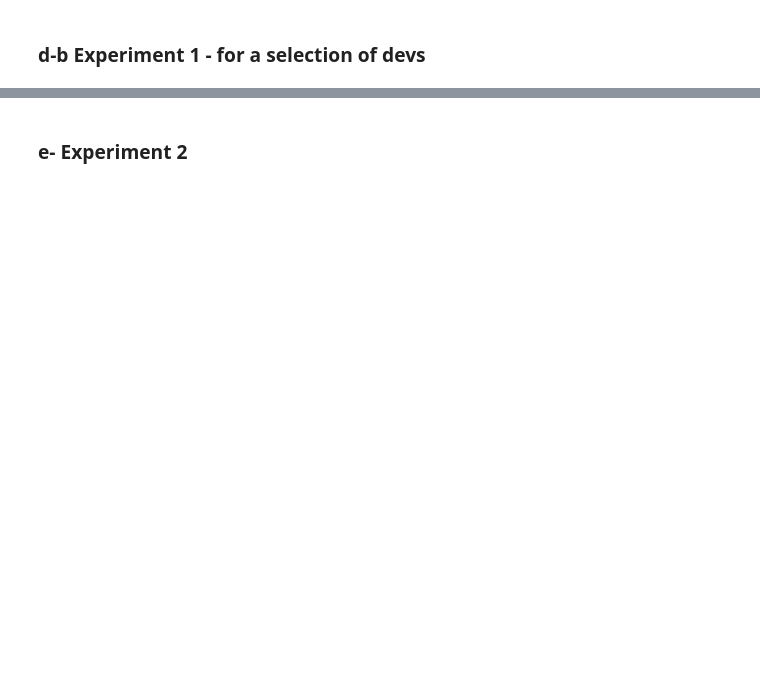
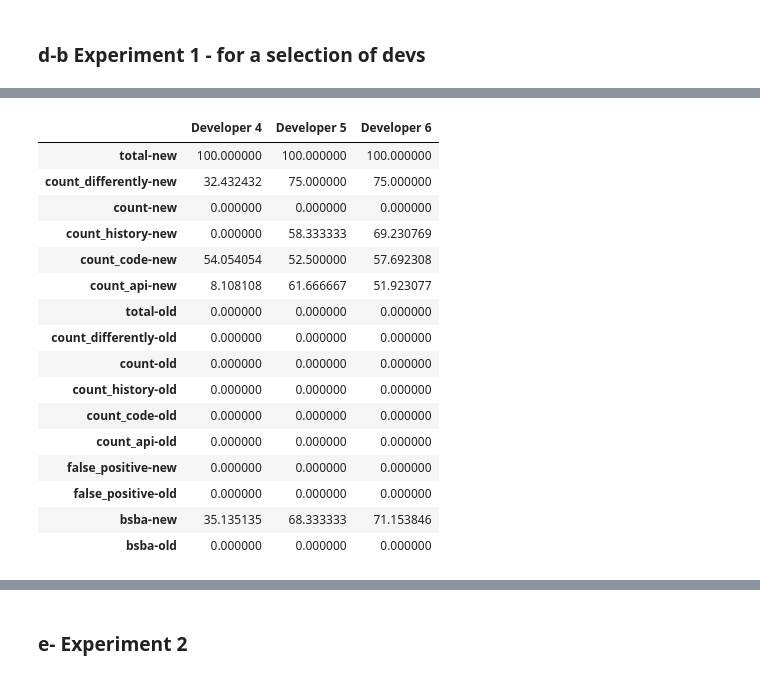
Before and after one commit to iforone/ApiAwareBugAssignment, a Jupyter notebook: app/Results.ipynb, the cells around one changed output, grey strips where cells are left out. Saved outputs shown, nothing was run; the diff lists cells and outputs as text; code cells hidden in the pictures; blank space fills up the shorter version.

```diff
--- a/app/Results.ipynb
+++ b/app/Results.ipynb
@@ -570,0 +679,32 @@ fig.show()
+# %%
+authors_ = get_stat_for('../data/output/api-mapping/swt_ml.csv', {}, '-new', '', 1, 1, 1)
+authors_df = pd.DataFrame.from_dict(authors_)
+
+NAMES = ['Alexander Kurtakov', 'Silenio Quarti', 'Grant Gayed']
+authors_df = authors_df[NAMES]
+
+iteration_of_NAMES = 4
+for NAME in NAMES:
+    authors_df[NAME] = authors_df[NAME].div(   authors_df.at['total-new', NAME] / 100 )
+    authors_df.columns = authors_df.columns.str.replace(NAME, 'Developer ' + str(iteration_of_NAMES))
+    iteration_of_NAMES += 1
+
+authors_df
+# %% [output]
+|  | Developer 4 | Developer 5 | Developer 6 |
+| total-new | 100.000000 | 100.000000 | 100.000000 |
+| count_differently-new | 32.432432 | 75.000000 | 75.000000 |
+| count-new | 0.000000 | 0.000000 | 0.000000 |
+| count_history-new | 0.000000 | 58.333333 | 69.230769 |
+| count_code-new | 54.054054 | 52.500000 | 57.692308 |
+| count_api-new | 8.108108 | 61.666667 | 51.923077 |
+| total-old | 0.000000 | 0.000000 | 0.000000 |
+| count_differently-old | 0.000000 | 0.000000 | 0.000000 |
+| count-old | 0.000000 | 0.000000 | 0.000000 |
+| count_history-old | 0.000000 | 0.000000 | 0.000000 |
+| count_code-old | 0.000000 | 0.000000 | 0.000000 |
+| count_api-old | 0.000000 | 0.000000 | 0.000000 |
+| false_positive-new | 0.000000 | 0.000000 | 0.000000 |
+| false_positive-old | 0.000000 | 0.000000 | 0.000000 |
+| bsba-new | 35.135135 | 68.333333 | 71.153846 |
+| bsba-old | 0.000000 | 0.000000 | 0.000000 |
```
Also changed, not shown: parts of 7 cells of this notebook.
